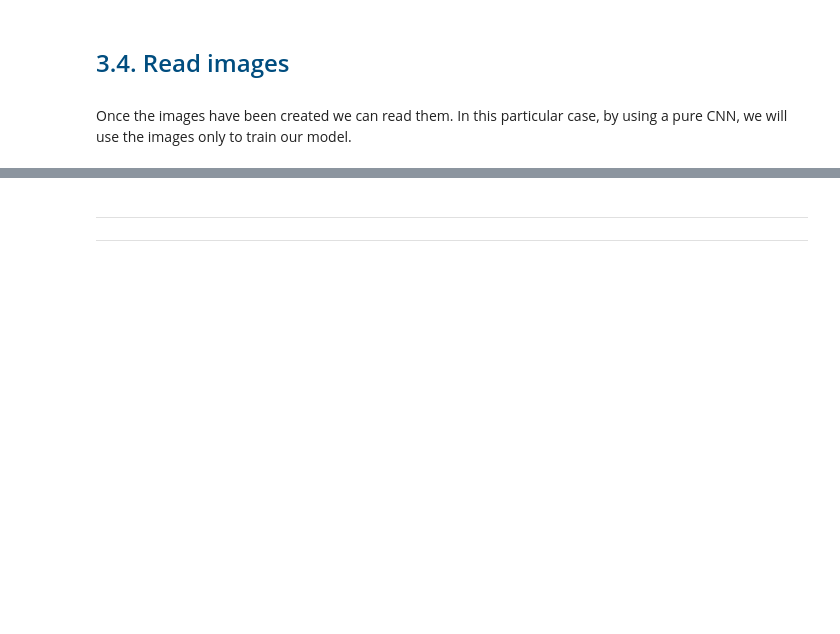
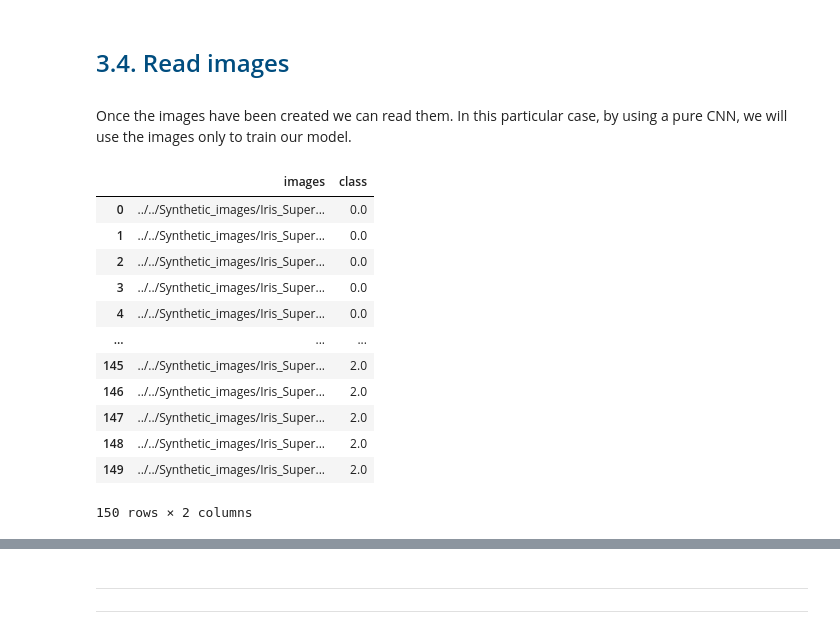
Before and after one commit to manwestc/UPM-MUIA, a Jupyter notebook: Notebooks/7. Synthetic images/1. Classification_CNN.ipynb, the cells around one changed output, grey strips where cells are left out. Saved outputs shown, nothing was run; the diff lists cells and outputs as text; code cells hidden in the pictures; blank space fills up the shorter version.

```diff
--- a/Notebooks/7. Synthetic images/1. Classification_CNN.ipynb
+++ b/Notebooks/7. Synthetic images/1. Classification_CNN.ipynb
@@ -427,6 +427,22 @@ print(img_paths)
 # <font color="#004D7F" size=5> 3.4. Read images</font>
 # %% [markdown]
 Once the images have been created we can read them. In this particular case, by using a pure CNN, we will use the images only to train our model.
+# %%
+df
+# %% [output]
+|  | images | class |
+| 0 | ../../Synthetic_images/Iris_Super... | 0.0 |
+| 1 | ../../Synthetic_images/Iris_Super... | 0.0 |
+| 2 | ../../Synthetic_images/Iris_Super... | 0.0 |
+| 3 | ../../Synthetic_images/Iris_Super... | 0.0 |
+| 4 | ../../Synthetic_images/Iris_Super... | 0.0 |
+| ... | ... | ... |
+| 145 | ../../Synthetic_images/Iris_Super... | 2.0 |
+| 146 | ../../Synthetic_images/Iris_Super... | 2.0 |
+| 147 | ../../Synthetic_images/Iris_Super... | 2.0 |
+| 148 | ../../Synthetic_images/Iris_Super... | 2.0 |
+| 149 | ../../Synthetic_images/Iris_Super... | 2.0 |
+150 rows × 2 columns
 # %%
 df = pd.read_csv(img_paths)
 df["class"] = df["class"].astype(str)
```
Also changed, not shown: parts of 12 cells of this notebook, 12 other files.
